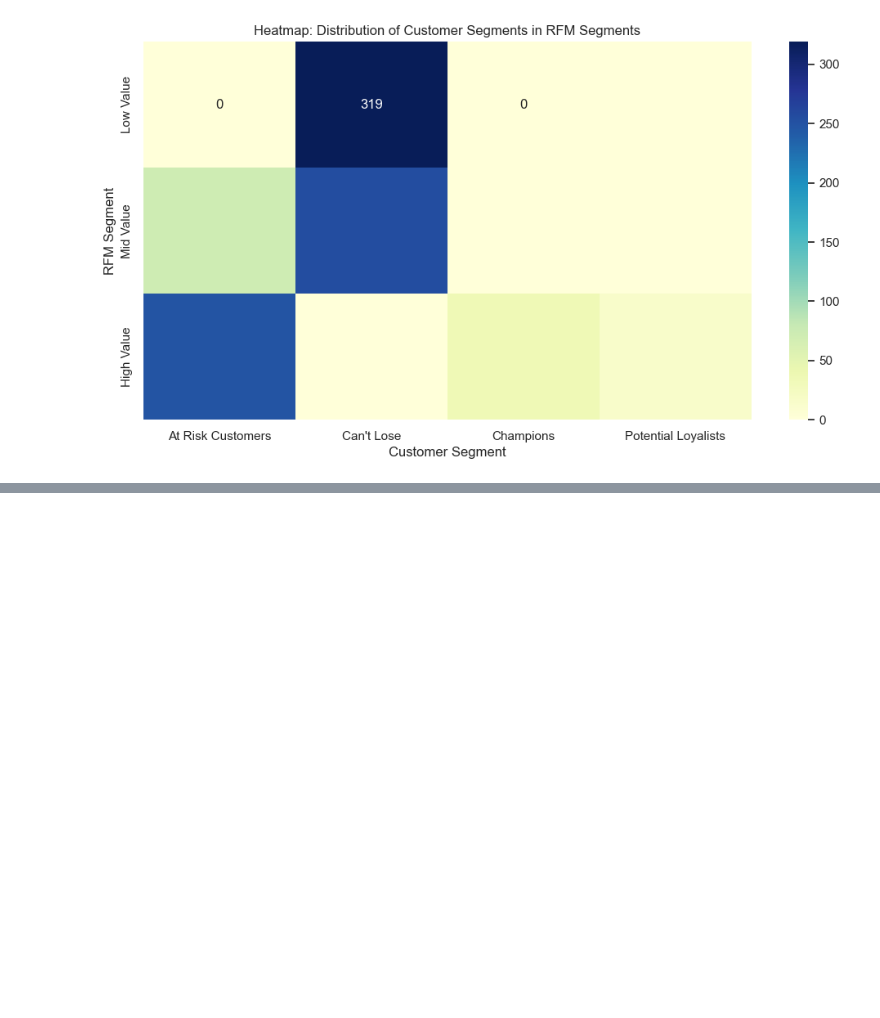
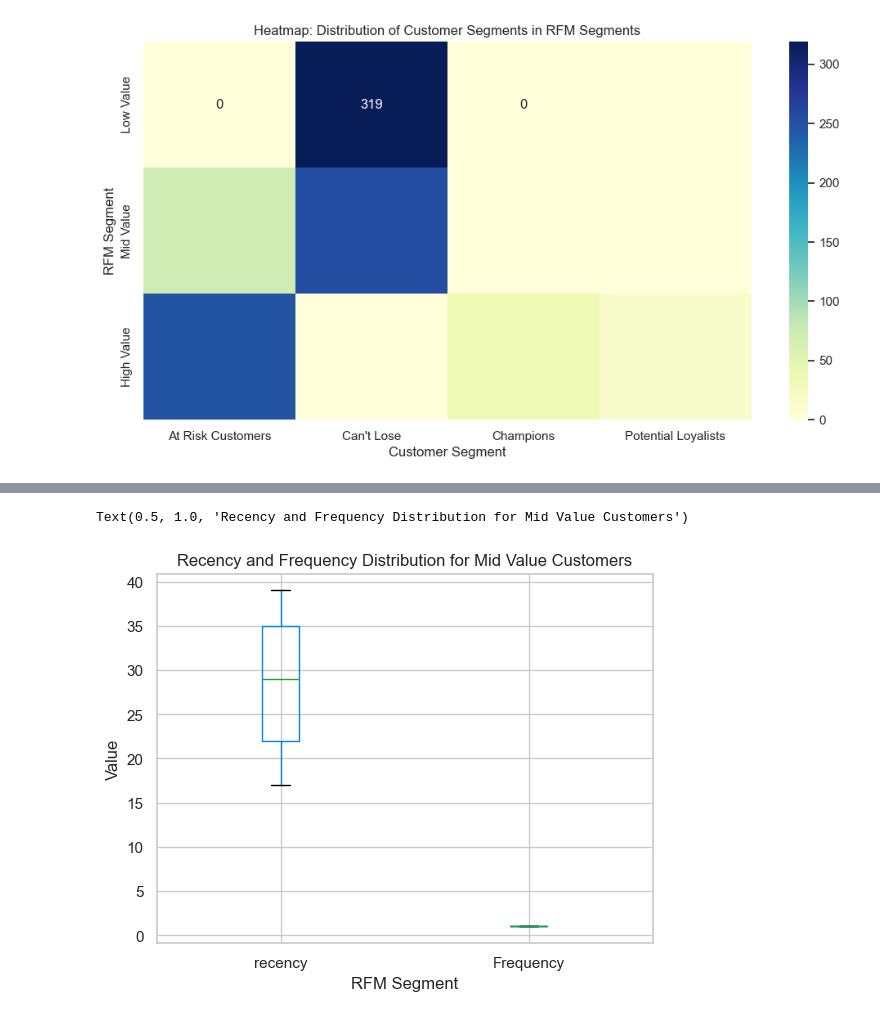
Before and after one commit to Murega14/rfm, a Jupyter notebook: rfm.ipynb, the cells around one changed output, grey strips where cells are left out. Drawn from its saved outputs; the diff is of its cells as text; code cells hidden in the pictures; blank space fills up the shorter version.

```diff
--- a/rfm.ipynb
+++ b/rfm.ipynb
@@ -394,0 +411,15 @@ plt.show()
+# %%
+#visualizing rfm metrics for Mid Value customerts
+
+#filtering the dataframe to include only customers with a mid value
+import seaborn as sns
+mid_value_df = rfm_df[rfm_df['RFM_Segment'] == "Mid Value"]
+
+#plotting the distribution of recency, frequency, and monetary
+mid_value_df.boxplot(column=cols)
+plt.xlabel('RFM Segment')
+plt.ylabel('Value')
+plt.title('Recency and Frequency Distribution for Mid Value Customers')
+# %% [output]
+Text(0.5, 1.0, 'Recency and Frequency Distribution for Mid Value Customers')
+[figure, added]
```
Also changed, not shown: parts of 12 cells of this notebook, 1 other file.
